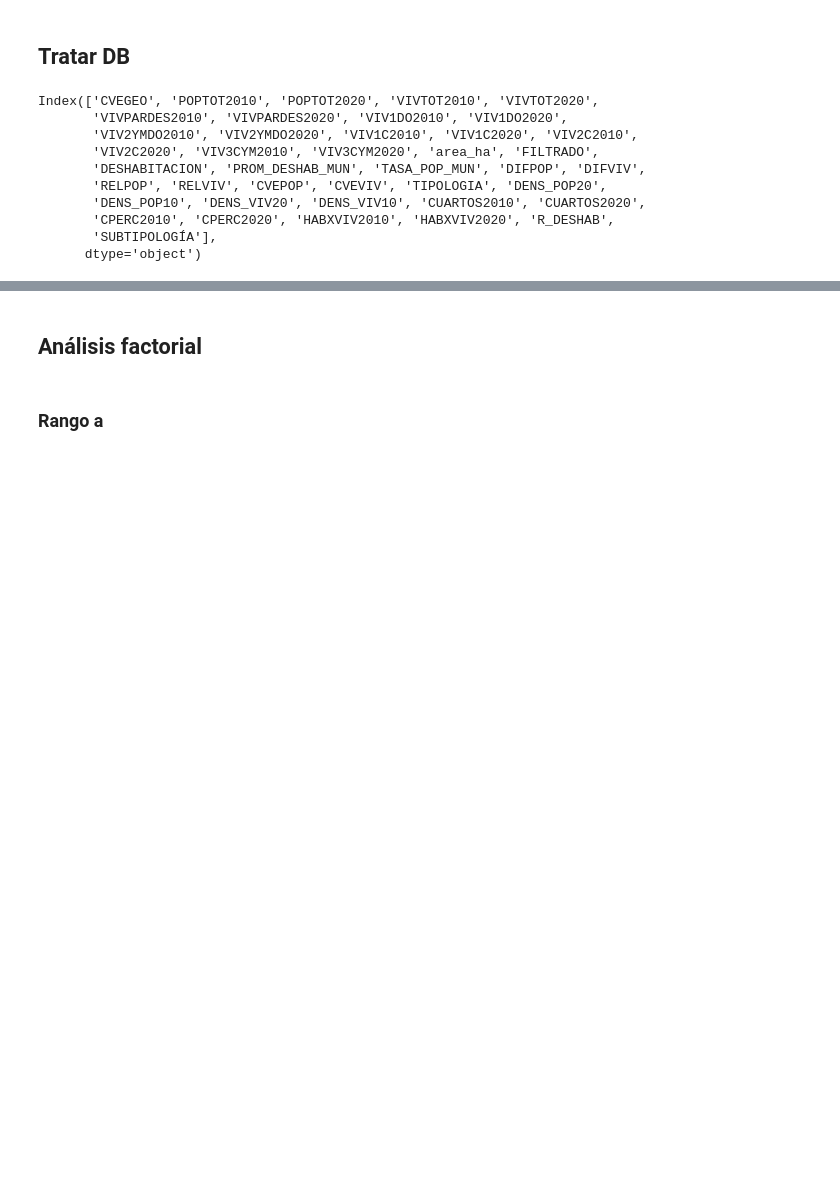
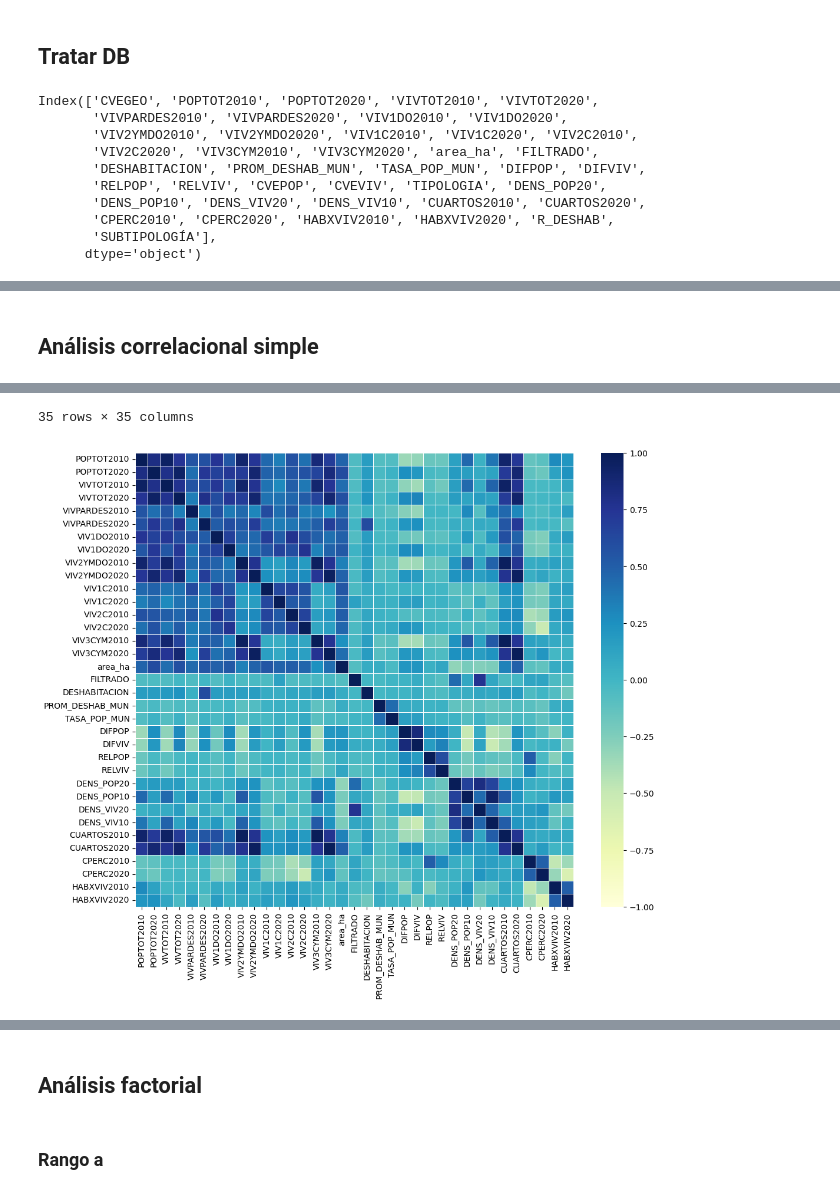
Before and after one commit to unpesodecambio/VOCES-metropolitan-housing-analysis, a Jupyter notebook: Factorial.ipynb, the cells around one changed output, grey strips where cells are left out. Cells and saved outputs as stored; diff of their text form; code cells hidden in the pictures; blank space fills up the shorter version.

```diff
--- a/Factorial.ipynb
+++ b/Factorial.ipynb
@@ -125,0 +104,18 @@ Index(['CVEGEO', 'POPTOT2010', 'POPTOT2020', 'VIVTOT2010', 'VIVTOT2020',
+# %% [markdown]
+## Análisis correlacional simple
+# %%
+#df a analizar
+MAPA_CM_f = MAPA_df_a
+
+# Filtrar solo las columnas numéricas
+MAPA_CM_f_numeric = MAPA_CM_f.select_dtypes(include=[np.number])
+
+# Completa
+correlaciones = MAPA_CM_f_numeric.corr()
+display(correlaciones)
+
+# Crear el heatmap de correlación
+plt.figure(figsize=(12, 10))
+ax = sns.heatmap(correlaciones, vmin=-1, vmax=1, annot=False, cmap="YlGnBu", linewidths=.5)
+plt.show()
+# %% [output]
@@ -125,0 +139,2 @@ Index(['CVEGEO', 'POPTOT2010', 'POPTOT2020', 'VIVTOT2010', 'VIVTOT2020',
+35 rows × 35 columns
+[figure, added]
```
Also changed, not shown: parts of 6 cells of this notebook.
